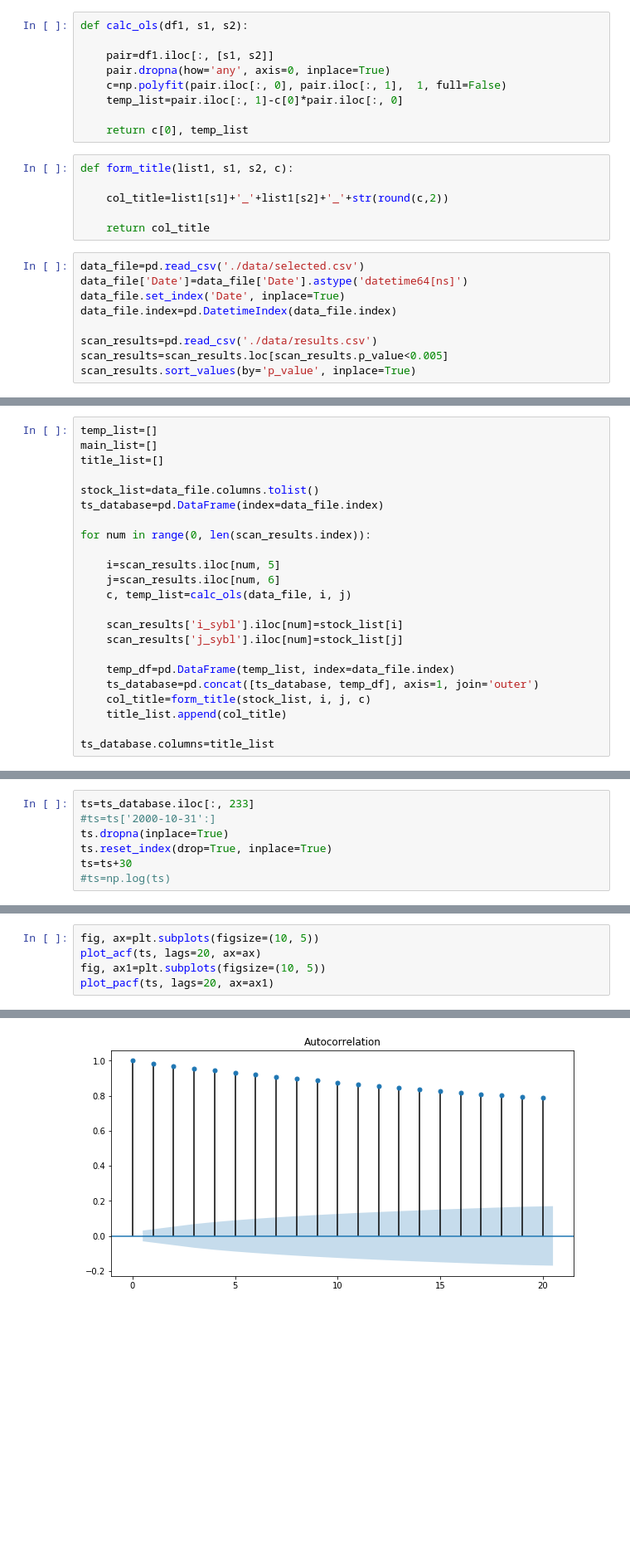
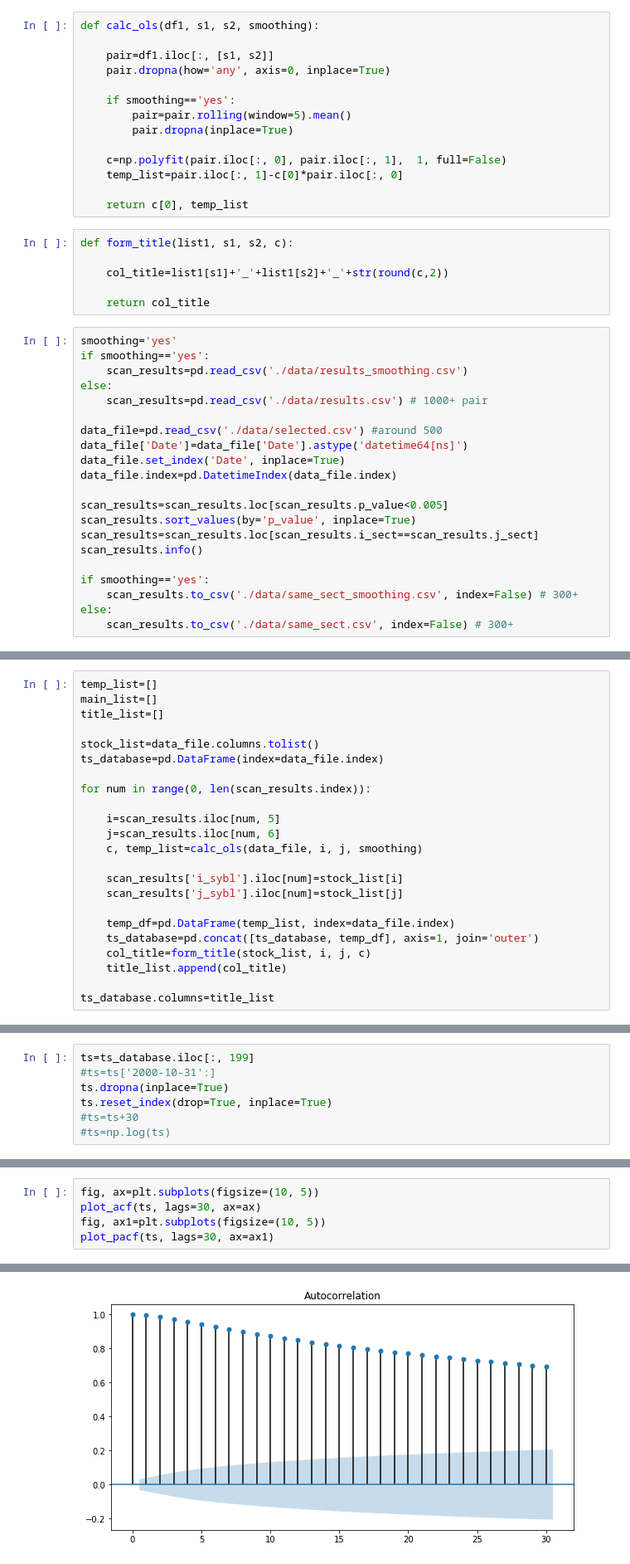
Before and after one commit to webclinic017/happycoding, a Jupyter notebook: Pair trade_Time_series/Time_series.ipynb, the cells around one changed output, grey strips where cells are left out. Shown at 83% size. Drawn from its saved outputs; the diff is of its cells as text; blank space fills up the shorter version.

```diff
--- a/Pair trade_Time_series/Time_series.ipynb
+++ b/Pair trade_Time_series/Time_series.ipynb
@@ -9,10 +9,15 @@ from statsmodels.tsa.stattools import coint, adfuller
 from statsmodels.tsa.statespace.sarimax import SARIMAX
 from statsmodels.graphics.tsaplots import plot_acf, plot_pacf
 # %%
-def calc_ols(df1, s1, s2):
+def calc_ols(df1, s1, s2, smoothing):
 
     pair=df1.iloc[:, [s1, s2]]
     pair.dropna(how='any', axis=0, inplace=True)
+
+    if smoothing=='yes':
+        pair=pair.rolling(window=5).mean()
+        pair.dropna(inplace=True)
+
     c=np.polyfit(pair.iloc[:, 0], pair.iloc[:, 1],  1, full=False)
     temp_list=pair.iloc[:, 1]-c[0]*pair.iloc[:, 0]
 
@@ -24,11 +29,23 @@ def form_title(list1, s1, s2, c):
 
     return col_title
 # %%
-data_file=pd.read_csv('./data/selected.csv')
+smoothing='yes'
+if smoothing=='yes':
+    scan_results=pd.read_csv('./data/results_smoothing.csv')
+else:
+    scan_results=pd.read_csv('./data/results.csv') # 1000+ pair
+
+data_file=pd.read_csv('./data/selected.csv') #around 500
 data_file['Date']=data_file['Date'].astype('datetime64[ns]')
 data_file.set_index('Date', inplace=True)
 data_file.index=pd.DatetimeIndex(data_file.index)
 
-scan_results=pd.read_csv('./data/results.csv')
 scan_results=scan_results.loc[scan_results.p_value<0.005]
 scan_results.sort_values(by='p_value', inplace=True)
+scan_results=scan_results.loc[scan_results.i_sect==scan_results.j_sect]
+scan_results.info()
+
+if smoothing=='yes':
+    scan_results.to_csv('./data/same_sect_smoothing.csv', index=False) # 300+
+else:
+    scan_results.to_csv('./data/same_sect.csv', index=False) # 300+
@@ -65,7 +78,7 @@ for num in range(0, len(scan_results.index)):
 
     i=scan_results.iloc[num, 5]
     j=scan_results.iloc[num, 6]
-    c, temp_list=calc_ols(data_file, i, j)
+    c, temp_list=calc_ols(data_file, i, j, smoothing)
 
     scan_results['i_sybl'].iloc[num]=stock_list[i]
     scan_results['j_sybl'].iloc[num]=stock_list[j]
@@ -102,9 +119,9 @@ ts_database.to_csv('./data/ts_output.csv')
 # %%
-ts=ts_database.iloc[:, 233]
+ts=ts_database.iloc[:, 199]
 #ts=ts['2000-10-31':]
 ts.dropna(inplace=True)
 ts.reset_index(drop=True, inplace=True)
-ts=ts+30
+#ts=ts+30
 #ts=np.log(ts)
 # %%
 plt.figure(figsize=(20,10))
@@ -120,6 +137,6 @@ print(adf_results)
 # %%
 fig, ax=plt.subplots(figsize=(10, 5))
-plot_acf(ts, lags=20, ax=ax)
+plot_acf(ts, lags=30, ax=ax)
 fig, ax1=plt.subplots(figsize=(10, 5))
-plot_pacf(ts, lags=20, ax=ax1)
+plot_pacf(ts, lags=30, ax=ax1)
 # %% [output]
@@ -127 +144 @@ plot_pacf(ts, lags=20, ax=ax1)
-[figure, old version]
+[figure, new version]
```
Also changed, not shown: parts of 14 cells of this notebook, 17 other files.
